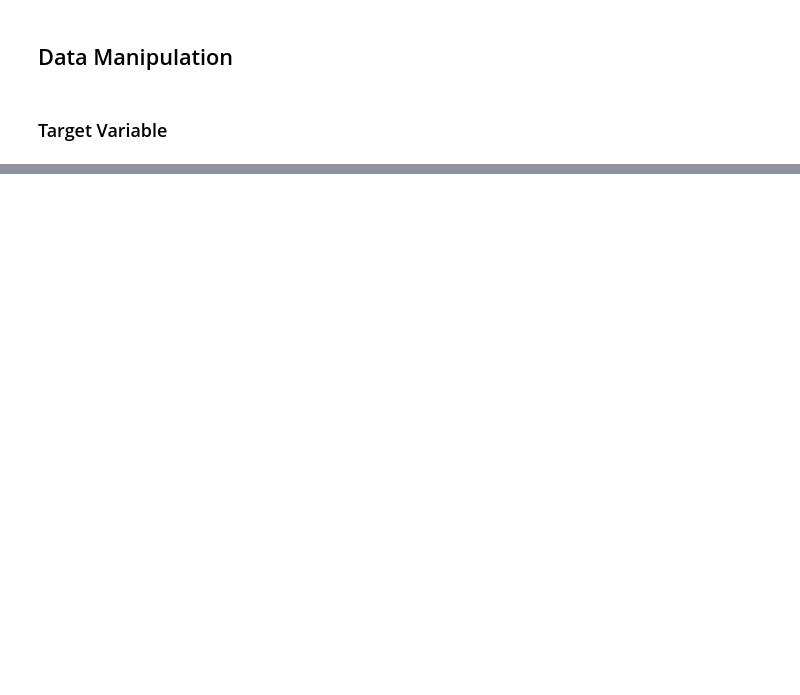
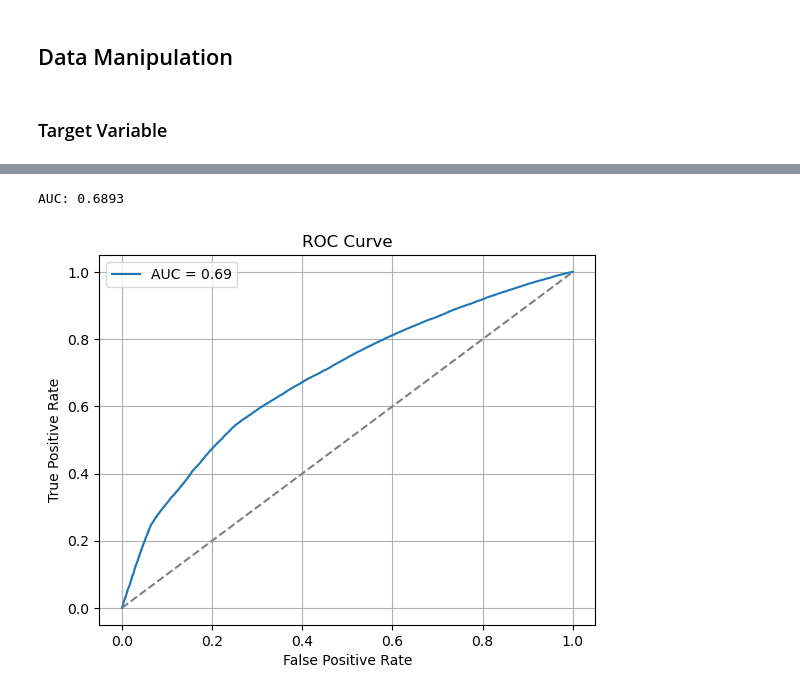
Before and after one commit to uligt/capstone, a Jupyter notebook: notebooks/2. Model_uli.ipynb, the cells around one changed output, grey strips where cells are left out. Drawn from its saved outputs; the diff is of its cells as text; code cells hidden in the pictures; blank space fills up the shorter version.

```diff
--- a/notebooks/2. Model_uli.ipynb
+++ b/notebooks/2. Model_uli.ipynb
@@ -58,2 +34,6 @@ df_nulls
+# %%
+df = df.with_columns([
+    pl.col("CostImpact (€)").cast(pl.Float64, strict=False),
+])
 # %% [markdown]
 ## Data Manipulation
@@ -178,0 +76,10 @@ shape: (475_629, 24)
+# %%
+# Convert Polars to Pandas
+df_pd = df_input.to_pandas()
+
+# Encode target variable
+df_pd["PackagingQuality"] = df_pd["PackagingQuality"].map({"Good": 1, "Bad": 0})
+
+# Define features and target
+X = df_pd.drop(columns=["PackagingQuality"])
+y = df_pd["PackagingQuality"]
@@ -178,0 +91,5 @@ shape: (475_629, 24)
+# %%
+# Split dataset
+X_train, X_test, y_train, y_test = train_test_split(
+    X, y, test_size=0.3, random_state=42, stratify=y
+)
@@ -178,0 +152,21 @@ shape: (475_629, 24)
+# %%
+# Get predicted probabilities for the positive class ("Good" = 1)
+y_proba = model.predict_proba(X_test)[:, 1]
+
+# AUC score
+auc_score = roc_auc_score(y_test, y_proba)
+print(f"AUC: {auc_score:.4f}")
+
+# Optional: plot ROC curve
+fpr, tpr, thresholds = roc_curve(y_test, y_proba)
+plt.plot(fpr, tpr, label=f"AUC = {auc_score:.2f}")
+plt.plot([0, 1], [0, 1], linestyle="--", color="gray")
+plt.xlabel("False Positive Rate")
+plt.ylabel("True Positive Rate")
+plt.title("ROC Curve")
+plt.legend()
+plt.grid(True)
+plt.show()
+# %% [output]
+AUC: 0.6893
+[figure, added]
```
Also changed, not shown: parts of 34 cells of this notebook.
